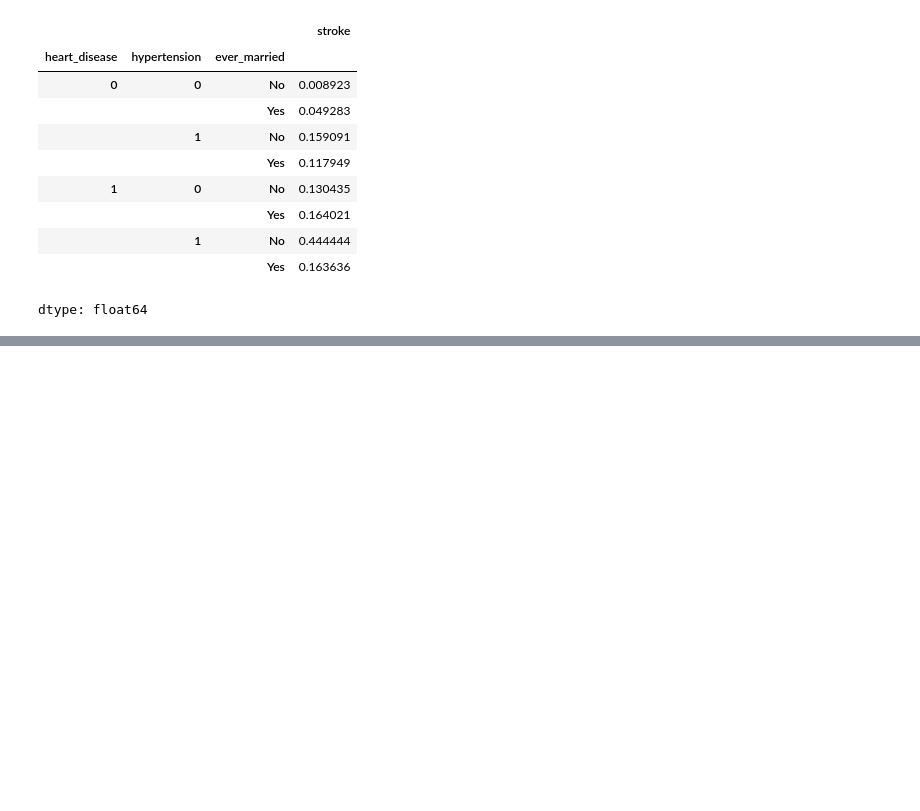
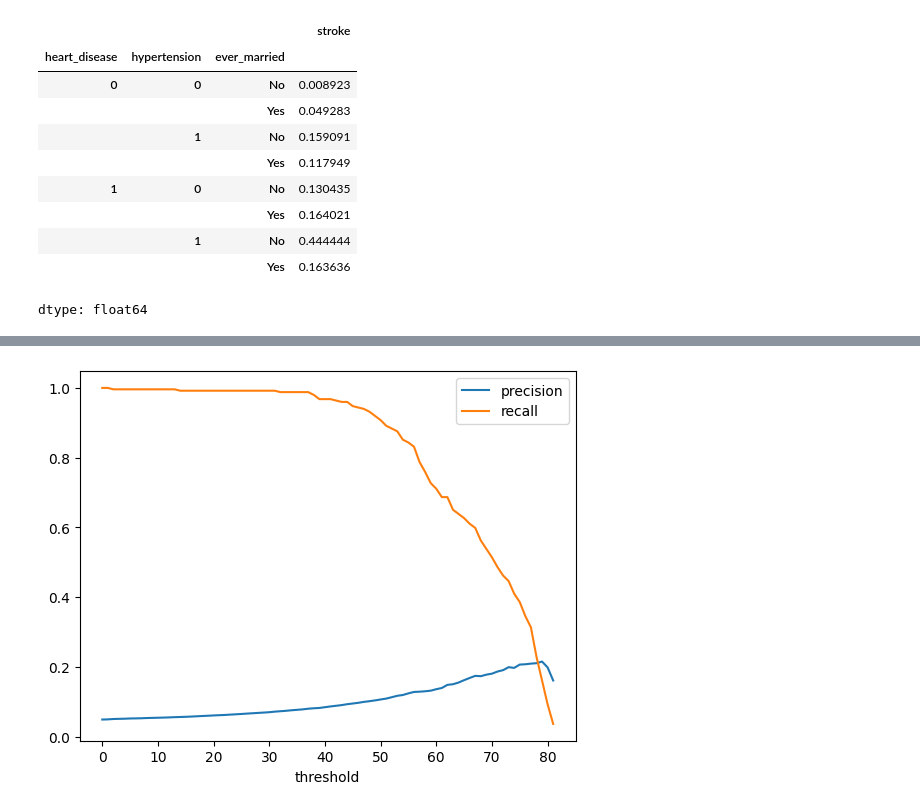
Before and after one commit to NotSrihan/CS290, a Jupyter notebook: notebooks/Stroke_prediction.ipynb, the cells around one changed output, grey strips where cells are left out. Drawn from its saved outputs; the diff is of its cells as text; code cells hidden in the pictures; blank space fills up the shorter version.

```diff
--- a/notebooks/Stroke_prediction.ipynb
+++ b/notebooks/Stroke_prediction.ipynb
@@ -152,0 +193,4 @@ dtype: float64
+# %%
+def precision_vs_recall( threshold ):
+  df["prediction"] = df["age"] > threshold
+  return metrics.precision_score( df["stroke"], df["prediction"]), metrics.recall_score( df["stroke"], df["prediction"])
@@ -152,0 +201,14 @@ dtype: float64
+# %%
+precisions = []
+recalls = []
+thresholds = range(0,82)
+for threshold in thresholds:
+  precision, recall = precision_vs_recall( threshold )
+  precisions.append( precision )
+  recalls.append( recall )
+# %%
+pr = pd.DataFrame( {
+    "threshold": thresholds,
+    "precision": precisions,
+    "recall": recalls
+})
@@ -152,0 +224,4 @@ dtype: float64
+# %%
+pr.plot( x="threshold", y=["precision","recall"]);
+# %% [output]
+[figure, added]
```
Also changed, not shown: parts of 13 cells of this notebook.
